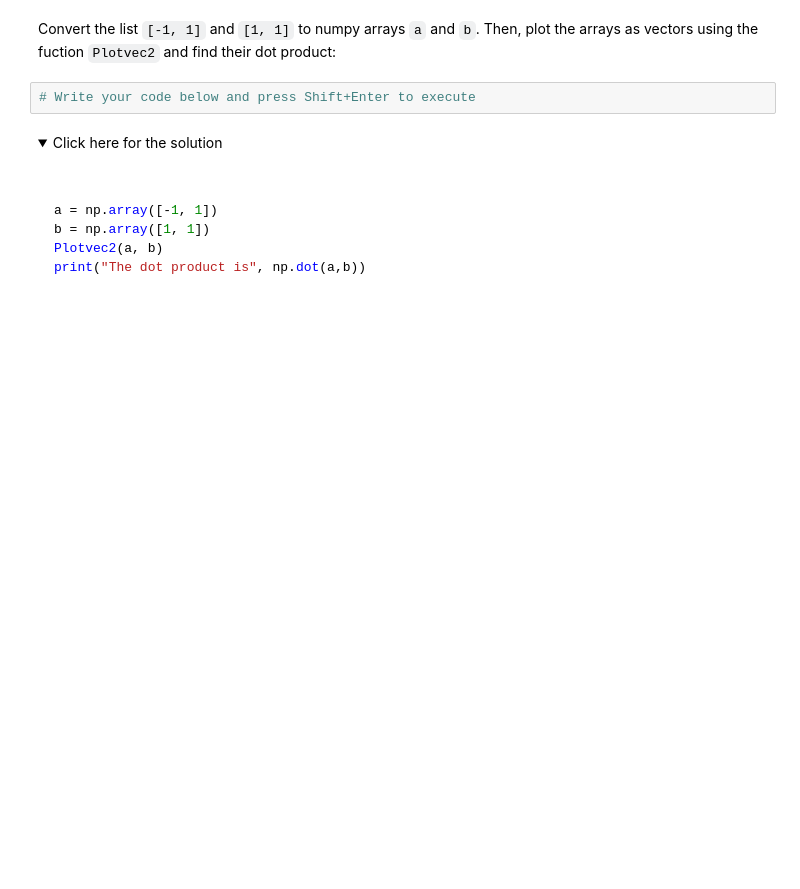
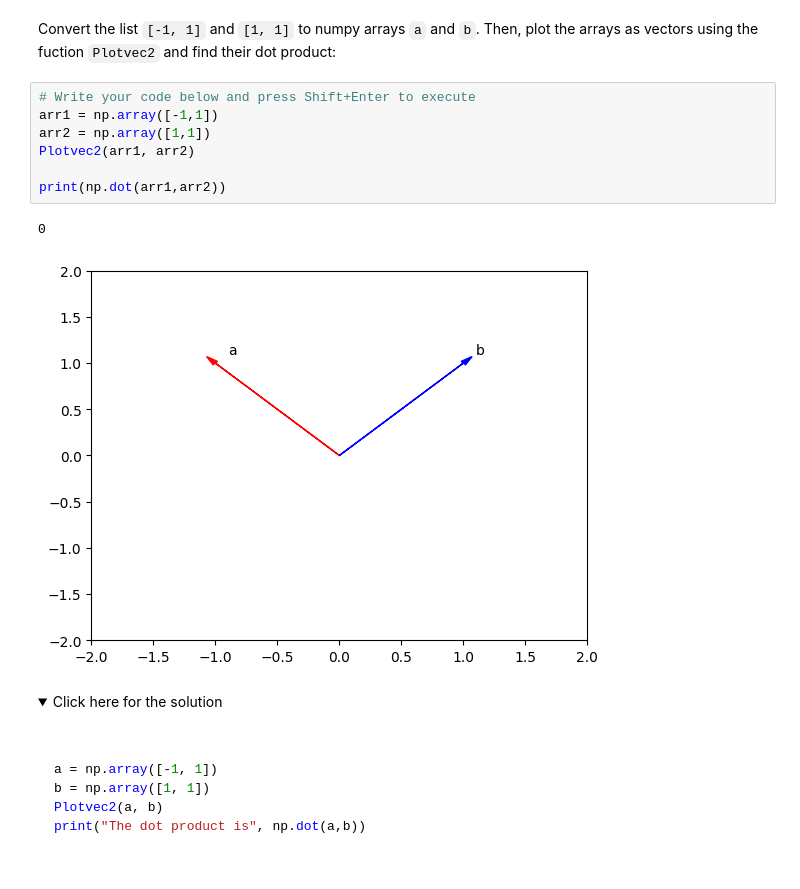
Before and after one commit to tranttha/IBM-DS-Course, a Jupyter notebook: Course 4 Python for DS, AI and developement/Module 4 Working with Data in Python/5-1-Numpy1D.ipynb, the cells around one changed output. Drawn from its saved outputs; the diff is of its cells as text; folded sections open; blank space fills up the shorter version.

```diff
--- a/Course 4 Python for DS, AI and developement/Module 4 Working with Data in Python/5-1-Numpy1D.ipynb
+++ b/Course 4 Python for DS, AI and developement/Module 4 Working with Data in Python/5-1-Numpy1D.ipynb
@@ -915,6 +965,14 @@ def Plotvec2(a,b):
 Convert the list <code>\[-1, 1]</code> and <code>\[1, 1]</code> to numpy arrays <code>a</code> and <code>b</code>. Then, plot the arrays as vectors using the fuction <code>Plotvec2</code> and find their dot product:
 # %%
 # Write your code below and press Shift+Enter to execute
+arr1 = np.array([-1,1])
+arr2 = np.array([1,1])
+Plotvec2(arr1, arr2)
+
+print(np.dot(arr1,arr2))
+# %% [output]
+0
+[figure, added]
 # %% [markdown]
 <details><summary>Click here for the solution</summary>
 
```
Also changed, not shown: parts of 25 cells of this notebook.
